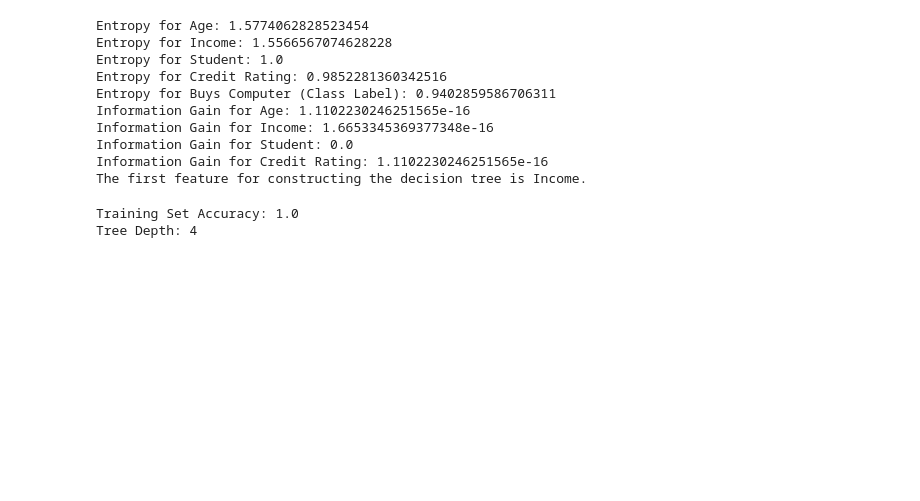
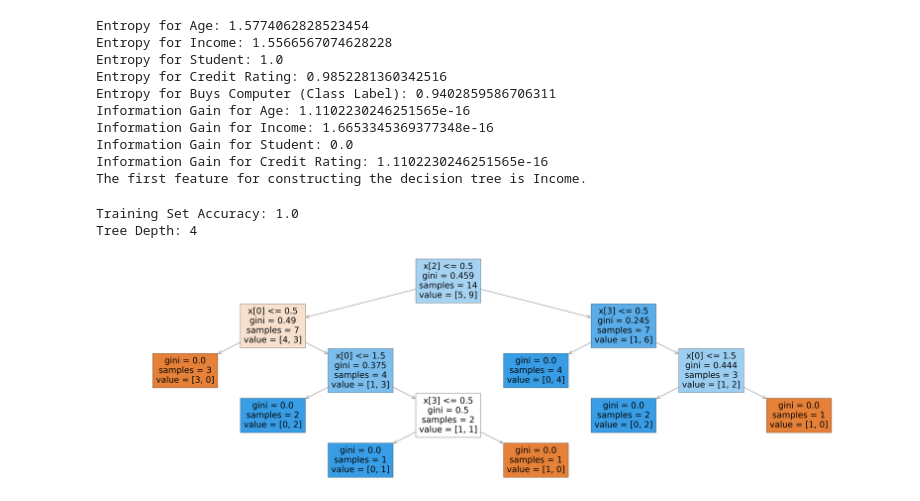
Before and after one commit to Nikhithpavan/19CSE305_LAB_21205, a Jupyter notebook: 21205_lab_4_ml.ipynb, the cells around one changed output. Cells and saved outputs as stored; diff of their text form; code cells hidden in the pictures; blank space fills up the shorter version.

```diff
--- a/21205_lab_4_ml.ipynb
+++ b/21205_lab_4_ml.ipynb
@@ -7,8 +7,8 @@ data = {
     'credit_rating': ['fair', 'excellent', 'fair', 'fair', 'fair', 'excellent', 'excellent', 'fair', 'fair', 'fair', 'excellent', 'excellent', 'fair', 'excellent'],
     'buys_computer': ['no', 'no', 'yes', 'yes', 'yes', 'no', 'yes', 'no', 'yes', 'yes', 'yes', 'yes', 'yes', 'no']
 }
-dataread = pd.DataFrame(data)
-print(df)
+read = pd.DataFrame(data)
+print(read)
 # %% [output]
       age  income student credit_rating buys_computer
 0    <=30    high      no          fair            no
@@ -92,7 +90,7 @@ The first feature for constructing the decision tree is Income.
 #2
 import pandas as pd
 from sklearn.tree import DecisionTreeClassifier
-dataread_encoded = dataread.apply(lambda col: pd.factorize(col)[0])
+dataread_encoded = read.apply(lambda col: pd.factorize(col)[0])
 Tr_X = dataread_encoded.drop(columns=['buys_computer'])
 Tr_y = dataread_encoded['buys_computer']
 model = DecisionTreeClassifier()
@@ -104,3 +102,12 @@ print(f"Tree Depth: {tree_depth}")
 # %% [output]
 Training Set Accuracy: 1.0
 Tree Depth: 4
+# %%
+import matplotlib.pyplot as plt
+from sklearn import tree
+
+plt.figure(figsize=(70,20))
+tree.plot_tree(model, filled=True)
+plt.show()
+# %% [output]
+[figure, added]
```
Also changed, not shown: parts of 6 cells of this notebook.
